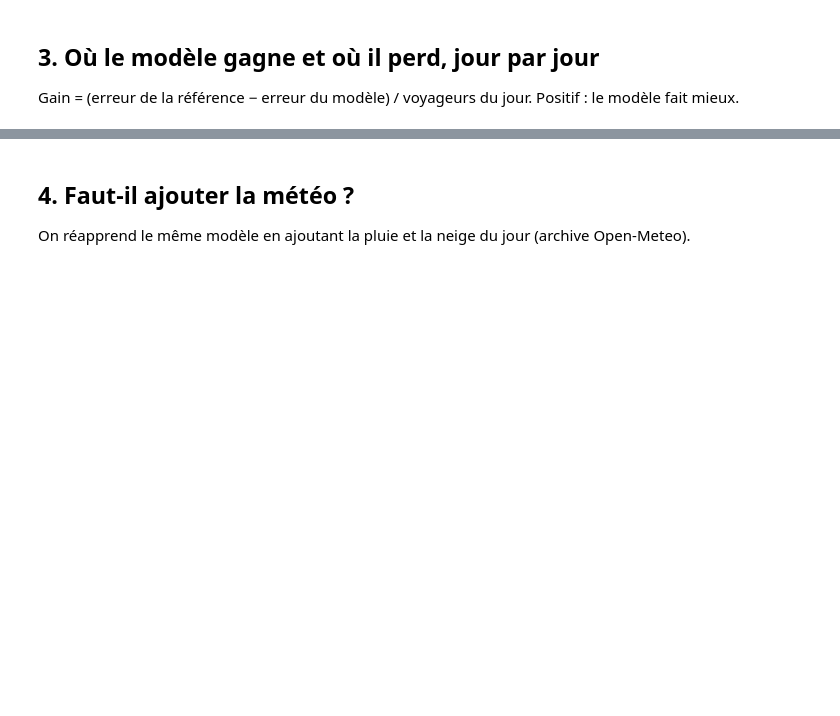
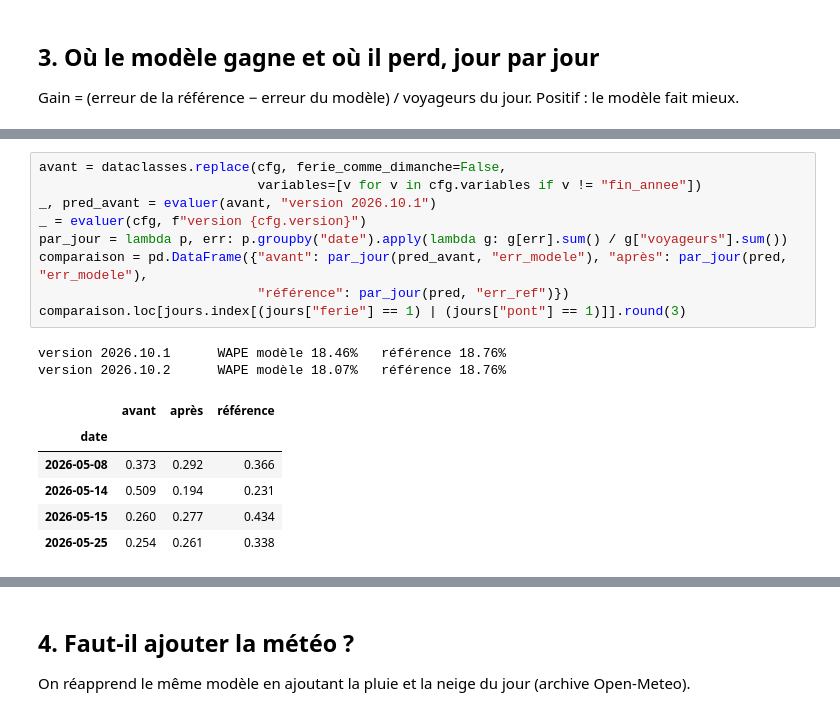
Before and after one commit to quen9669/Comptage-Train-FR, a Jupyter notebook: notebooks/03_prediction_affluence.ipynb, the cells around one changed output, grey strips where cells are left out. Saved outputs shown, nothing was run; the diff lists cells and outputs as text; blank space fills up the shorter version.

```diff
--- a/notebooks/03_prediction_affluence.ipynb
+++ b/notebooks/03_prediction_affluence.ipynb
@@ -132,0 +170,18 @@ plusieurs fois.
+# %%
+avant = dataclasses.replace(cfg, ferie_comme_dimanche=False,
+                            variables=[v for v in cfg.variables if v != "fin_annee"])
+_, pred_avant = evaluer(avant, "version 2026.10.1")
+_ = evaluer(cfg, f"version {cfg.version}")
+par_jour = lambda p, err: p.groupby("date").apply(lambda g: g[err].sum() / g["voyageurs"].sum())
+comparaison = pd.DataFrame({"avant": par_jour(pred_avant, "err_modele"), "après": par_jour(pred, "err_modele"),
+                            "référence": par_jour(pred, "err_ref")})
+comparaison.loc[jours.index[(jours["ferie"] == 1) | (jours["pont"] == 1)]].round(3)
+# %% [output]
+version 2026.10.1      WAPE modèle 18.46%   référence 18.76%
+version 2026.10.2      WAPE modèle 18.07%   référence 18.76%
+|  | avant | après | référence |
+| date |  |  |  |
+| 2026-05-08 | 0.373 | 0.292 | 0.366 |
+| 2026-05-14 | 0.509 | 0.194 | 0.231 |
+| 2026-05-15 | 0.260 | 0.277 | 0.434 |
+| 2026-05-25 | 0.254 | 0.261 | 0.338 |
```
Also changed, not shown: parts of 15 cells of this notebook, 5 other files.
